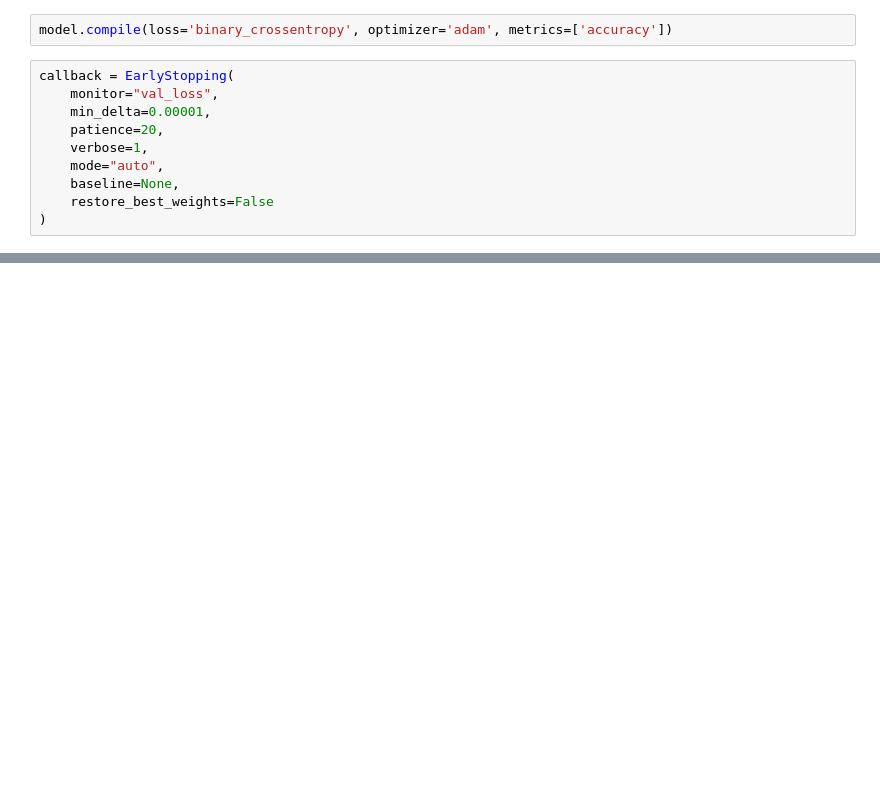
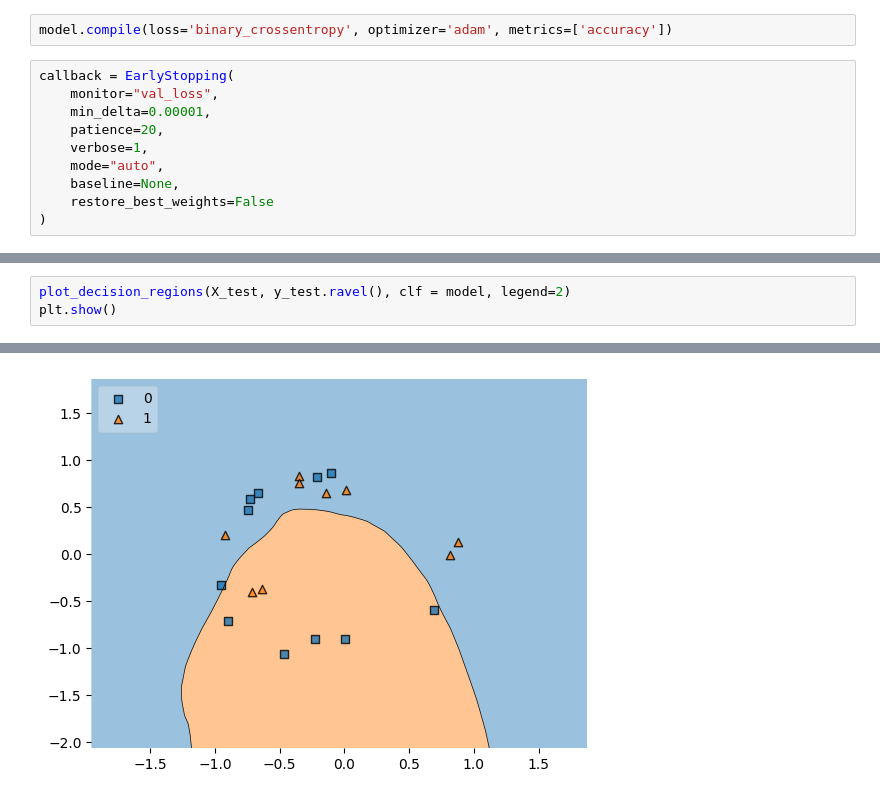
Before and after one commit to SwaroopDangal/DL-learn, a Jupyter notebook: 7.EarlyStopping/early-stopping.ipynb, the cells around one changed output, grey strips where cells are left out. Cells and saved outputs as stored; diff of their text form; blank space fills up the shorter version.

```diff
--- a/7.EarlyStopping/early-stopping.ipynb
+++ b/7.EarlyStopping/early-stopping.ipynb
@@ -92,0 +100,4 @@ Epoch 21: early stopping
+# %%
+plot_decision_regions(X_test, y_test.ravel(), clf = model, legend=2)
+plt.show()
+# %% [output]
@@ -92,0 +105 @@ Epoch 21: early stopping
+[figure, added]
```
Also changed, not shown: parts of 4 cells of this notebook.
